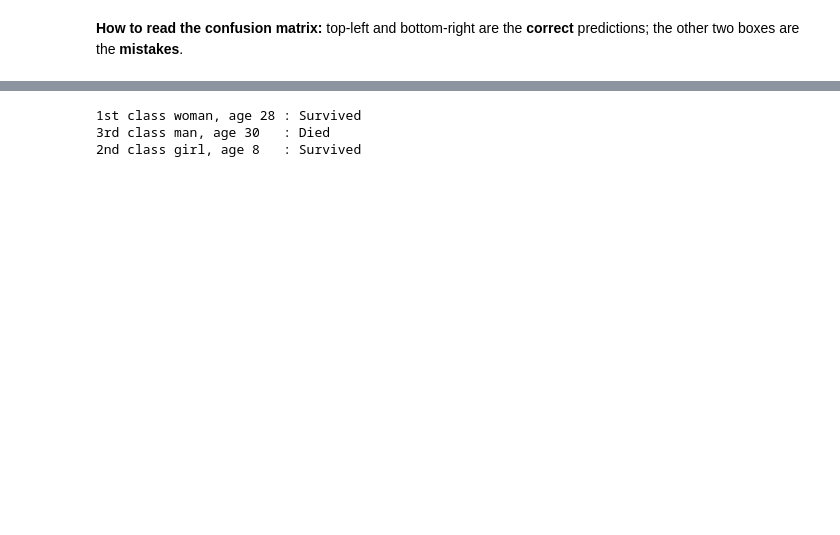
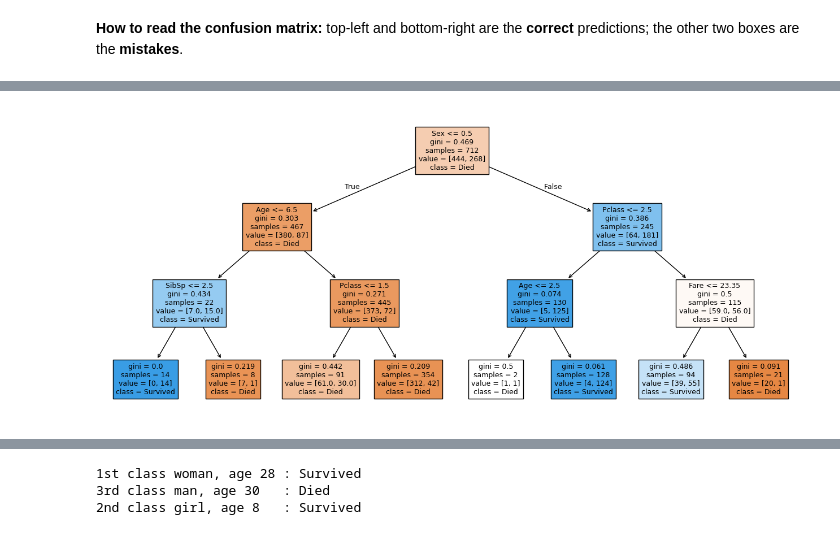
Before and after one commit to aniket123pathak/ML_mini_project, a Jupyter notebook: titanic_survival_prediction.ipynb, the cells around one changed output, grey strips where cells are left out. Saved outputs shown, nothing was run; the diff lists cells and outputs as text; code cells hidden in the pictures; blank space fills up the shorter version.

```diff
--- a/titanic_survival_prediction.ipynb
+++ b/titanic_survival_prediction.ipynb
@@ -225 +236,8 @@ the other two boxes are the **mistakes**.
+# %%
+small_tree = DecisionTreeClassifier(max_depth=3, random_state=42).fit(X_train, y_train)
+plt.figure(figsize=(16, 7))
+plot_tree(small_tree, feature_names=X.columns, class_names=["Died", "Survived"], filled=True, fontsize=9)
+plt.show()
+# %% [output]
+[figure, added]
 # %% [markdown]
```
Also changed, not shown: parts of 12 cells of this notebook, 5 other files.
